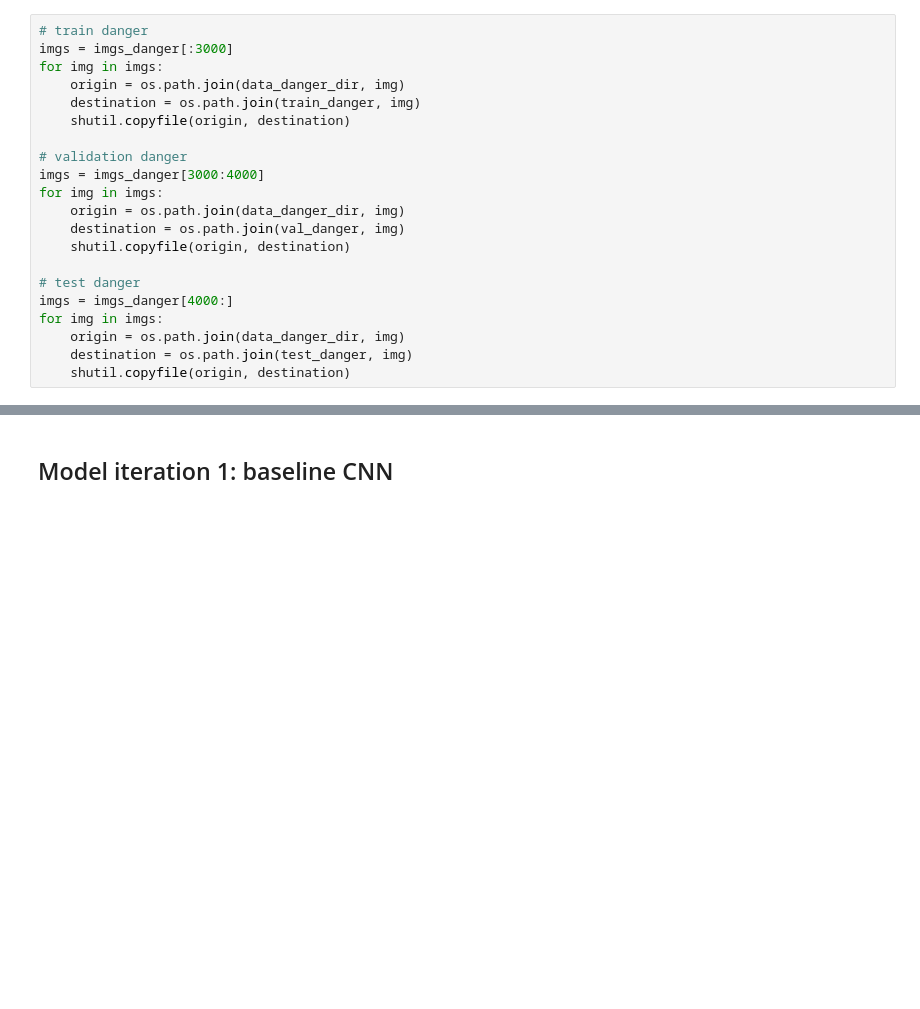
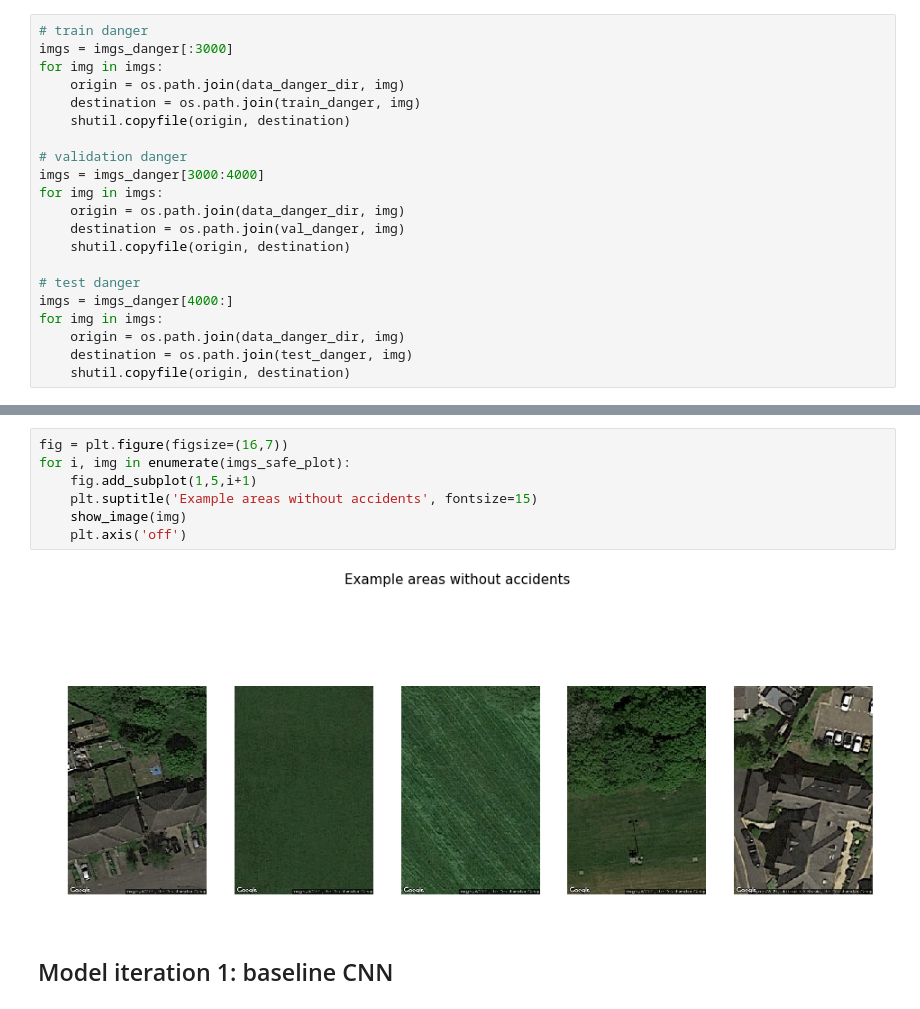
Before and after one commit to FinYoum/Predicting-traffic-accidents-CNN, a Jupyter notebook: Model_2_CNN.ipynb, the cells around one changed output, grey strips where cells are left out. Saved outputs shown, nothing was run; the diff lists cells and outputs as text; blank space fills up the shorter version.

```diff
--- a/Model_2_CNN.ipynb
+++ b/Model_2_CNN.ipynb
@@ -115,3 +146,12 @@ for img in imgs:
+# %%
+fig = plt.figure(figsize=(16,7))
+for i, img in enumerate(imgs_safe_plot):
+    fig.add_subplot(1,5,i+1)
+    plt.suptitle('Example areas without accidents', fontsize=15)
+    show_image(img)
+    plt.axis('off')
+# %% [output]
+[figure, added]
 # %% [markdown]
 ## Model iteration 1: baseline CNN
 # %%
```
Also changed, not shown: parts of 13 cells of this notebook, 3 other files.
